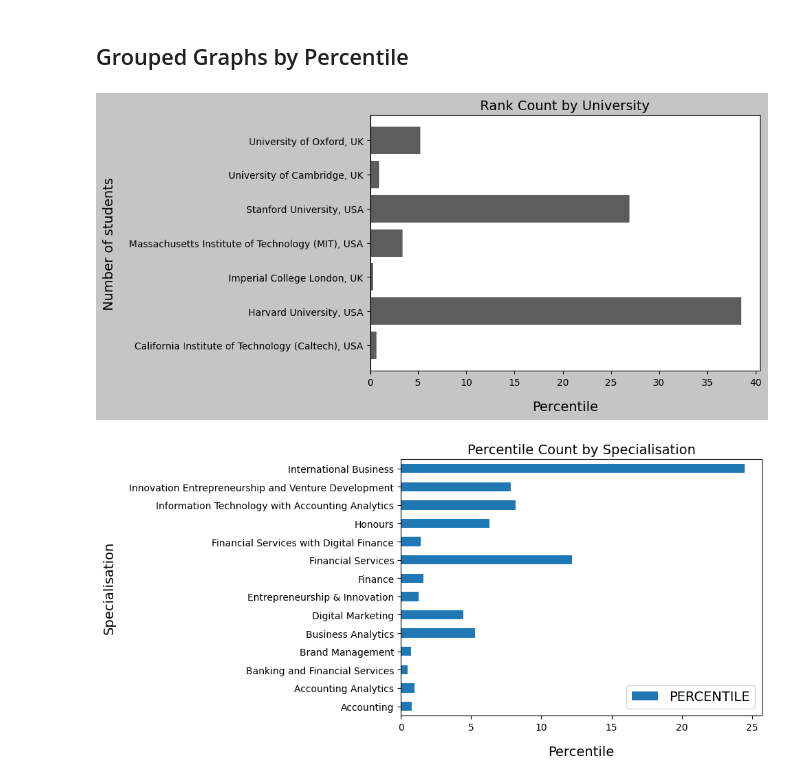
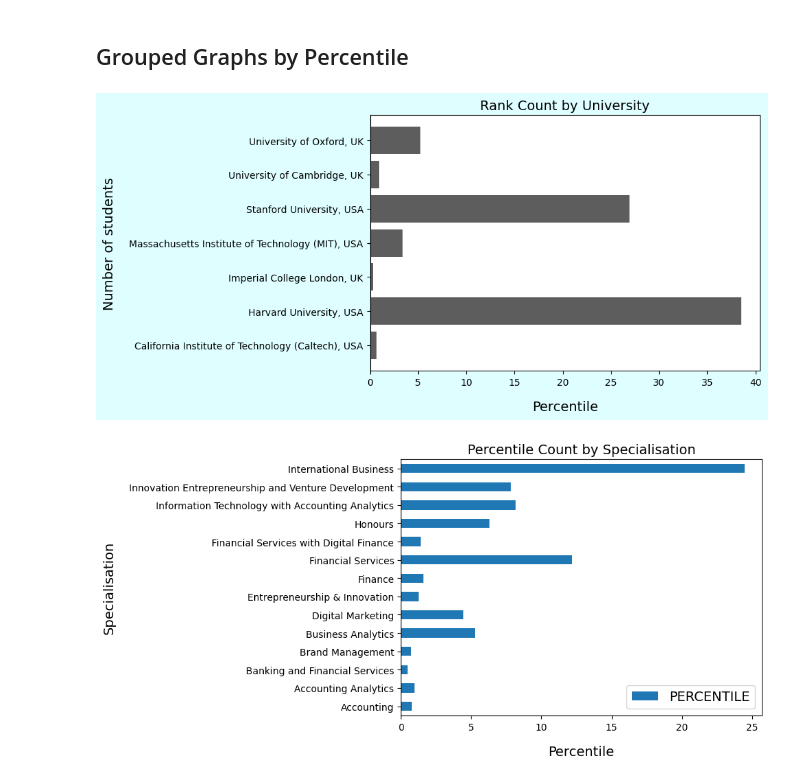
Before and after one commit to aumashankar8/studentsTestData, a Jupyter notebook: studentDataAnalysis.ipynb, the cells around one changed output. Drawn from its saved outputs; the diff is of its cells as text; code cells hidden in the pictures.

```diff
--- a/studentDataAnalysis.ipynb
+++ b/studentDataAnalysis.ipynb
@@ -151,15 +151,15 @@ plt.show()
 # %%
 # University Histogram
 university_rank = students.groupby(["UNIVERSITY"])[["PERCENTILE"]].sum().reset_index()
 
-fig, axes = plt.subplots(facecolor = "#C5C5C5", figsize = (10,5))
+fig, axes = plt.subplots(facecolor = "#DFFEFF", figsize = (10,5))
 axes.barh(university_rank["UNIVERSITY"], university_rank["PERCENTILE"], color = "#5D5D5D")
 # university_rank.plot(kind = "barh", x = "UNIVERSITY", y = "PERCENTILE", figsize=(10, 5), rot = 0, color = "black")
 plt.xlabel("Percentile", labelpad=14)
 plt.ylabel("Number of students", labelpad=14)
 plt.title("Rank Count by University")
 save_fig("university_percentile_graph")
 # %% [output]
-[figure, old version]
+[figure, new version]
 # %%
 #Domain Grouped Graph
```
Also changed, not shown: parts of 5 cells of this notebook, 6 other files.
